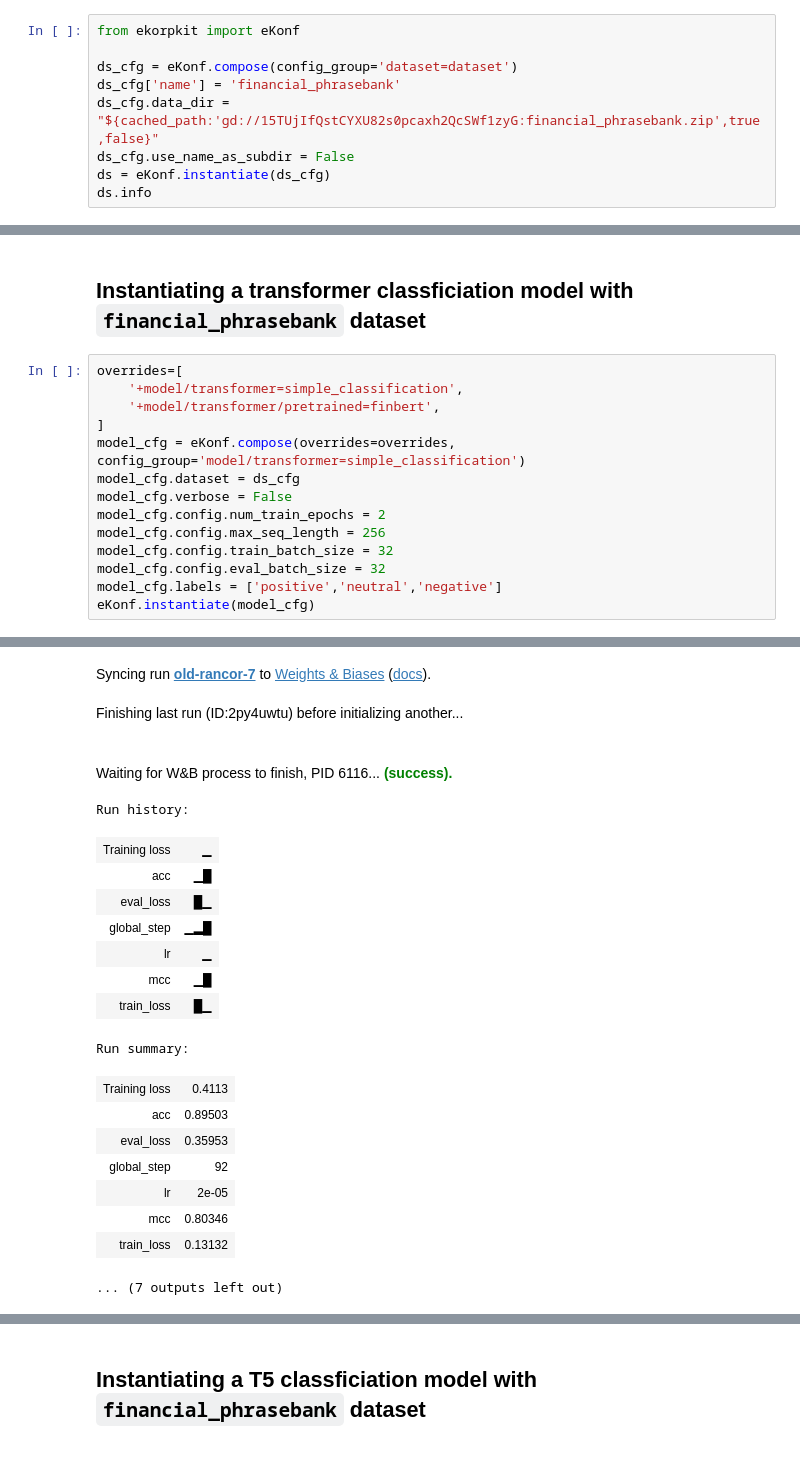
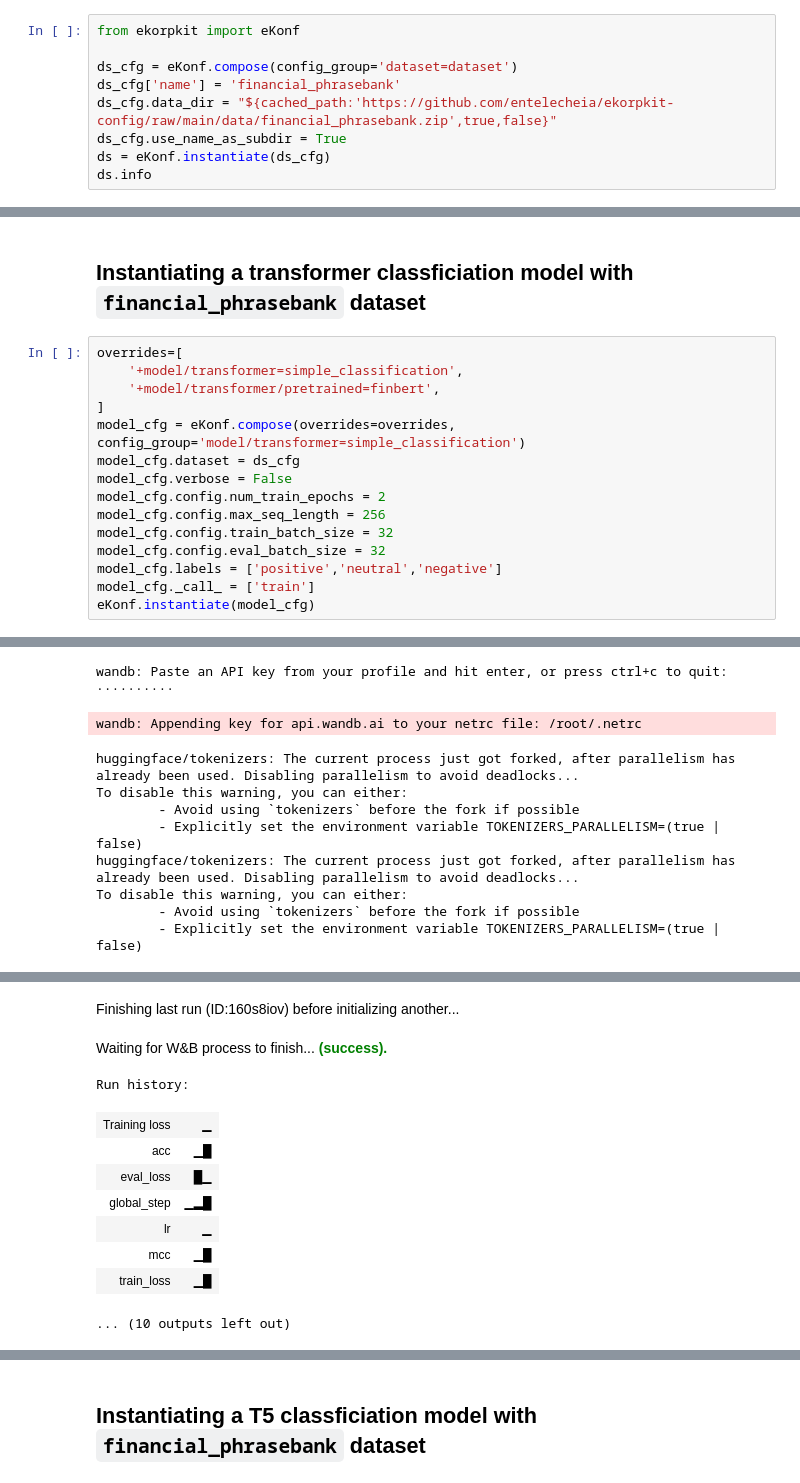
Before and after one commit to entelecheia/ekorpkit-config, a Jupyter notebook: notebooks/sentiment/financial_phrasebank_t5.ipynb, the cells around one changed output, grey strips where cells are left out. Drawn from its saved outputs; the diff is of its cells as text.

```diff
--- a/notebooks/sentiment/financial_phrasebank_t5.ipynb
+++ b/notebooks/sentiment/financial_phrasebank_t5.ipynb
@@ -12,8 +12,8 @@ from ekorpkit import eKonf
 
 ds_cfg = eKonf.compose(config_group='dataset=dataset')
 ds_cfg['name'] = 'financial_phrasebank'
-ds_cfg.data_dir = "${cached_path:'gd://15TUjIfQstCYXU82s0pcaxh2QcSWf1zyG:financial_phrasebank.zip',true,false}"
-ds_cfg.use_name_as_subdir = False
+ds_cfg.data_dir = "${cached_path:'https://github.com/entelecheia/ekorpkit-config/raw/main/data/financial_phrasebank.zip',true,false}"
+ds_cfg.use_name_as_subdir = True
 ds = eKonf.instantiate(ds_cfg)
 ds.info
 # %% [output]
@@ -143,5 +143,6 @@ model_cfg.config.max_seq_length = 256
 model_cfg.config.train_batch_size = 32
 model_cfg.config.eval_batch_size = 32
 model_cfg.labels = ['positive','neutral','negative']
+model_cfg._call_ = ['train']
 eKonf.instantiate(model_cfg)
 # %% [output]
@@ -147,0 +151,10 @@ eKonf.instantiate(model_cfg)
+wandb: Paste an API key from your profile and hit enter, or press ctrl+c to quit: ··········
+wandb: Appending key for api.wandb.ai to your netrc file: /root/.netrc
+huggingface/tokenizers: The current process just got forked, after parallelism has already been used. Disabling parallelism to avoid deadlocks...
+To disable this warning, you can either:
+        - Avoid using `tokenizers` before the fork if possible
+        - Explicitly set the environment variable TOKENIZERS_PARALLELISM=(true | false)
+huggingface/tokenizers: The current process just got forked, after parallelism has already been used. Disabling parallelism to avoid deadlocks...
+To disable this warning, you can either:
+        - Avoid using `tokenizers` before the fork if possible
+        - Explicitly set the environment variable TOKENIZERS_PARALLELISM=(true | false)
@@ -154,20 +164,11 @@ wandb:  $ pip install wandb --upgrade
-Syncing run old-rancor-7 to Weights & Biases (docs).
+Finishing last run (ID:160s8iov) before initializing another...
-Finishing last run (ID:2py4uwtu) before initializing another...
+Waiting for W&B process to finish... (success).
-Waiting for W&B process to finish, PID 6116... (success).
-Run history:
+Run history:
 | Training loss | ▁ |
 | acc | ▁█ |
 | eval_loss | █▁ |
 | global_step | ▁▂█ |
 | lr | ▁ |
 | mcc | ▁█ |
-| train_loss | █▁ |
+| train_loss | ▁█ |
-Run summary:
-| Training loss | 0.4113 |
-| acc | 0.89503 |
-| eval_loss | 0.35953 |
-| global_step | 92 |
-| lr | 2e-05 |
-| mcc | 0.80346 |
-| train_loss | 0.13132 |
-... (7 outputs left out)
+... (10 outputs left out)
```
Also changed, not shown: parts of 7 cells of this notebook.
